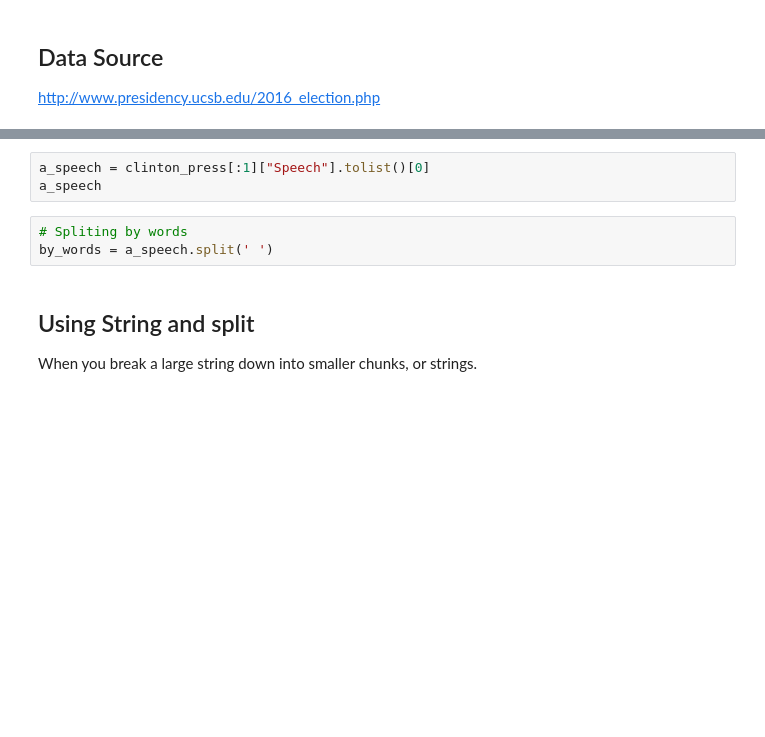
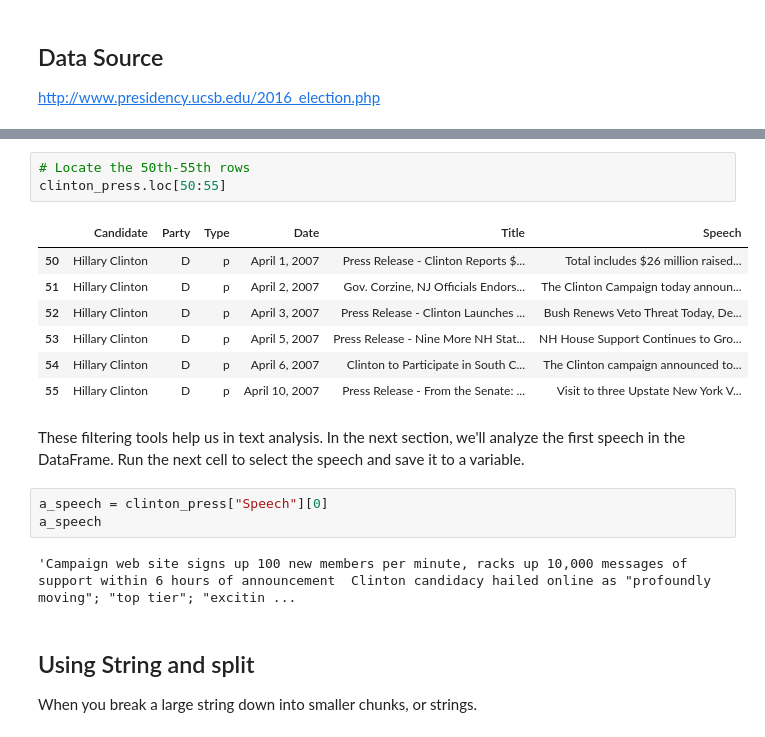
Before and after one commit to ds-modules/XRHETOR-R1A, a Jupyter notebook: 01 - Data Science in xRhetoric Intro/01 - Data Science in xRhetoric Intro.ipynb, the cells around one changed output, grey strips where cells are left out. Drawn from its saved outputs; the diff is of its cells as text; blank space fills up the shorter version.

Commit message:
changed pd df section syntax consistent w day2"

```diff
--- a/01 - Data Science in xRhetoric Intro/01 - Data Science in xRhetoric Intro.ipynb
+++ b/01 - Data Science in xRhetoric Intro/01 - Data Science in xRhetoric Intro.ipynb
@@ -214,9 +247,21 @@ clinton_press[:1]["Speech"].tolist()[0]
+# %%
+# Locate the 50th-55th rows
+clinton_press.loc[50:55]
+# %% [output]
+|  | Candidate | Party | Type | Date | Title | Speech |
+| 50 | Hillary Clinton | D | p | April 1, 2007 | Press Release - Clinton Reports $... | Total includes $26 million raised... |
+| 51 | Hillary Clinton | D | p | April 2, 2007 | Gov. Corzine, NJ Officials Endors... | The Clinton Campaign today announ... |
+| 52 | Hillary Clinton | D | p | April 3, 2007 | Press Release - Clinton Launches ... | Bush Renews Veto Threat Today, De... |
+| 53 | Hillary Clinton | D | p | April 5, 2007 | Press Release - Nine More NH Stat... | NH House Support Continues to Gro... |
+| 54 | Hillary Clinton | D | p | April 6, 2007 | Clinton to Participate in South C... | The Clinton campaign announced to... |
+| 55 | Hillary Clinton | D | p | April 10, 2007 | Press Release - From the Senate: ... | Visit to three Upstate New York V... |
+# %% [markdown]
+These filtering tools help us in text analysis. In the next section, we'll analyze the first speech in the DataFrame. Run the next cell to select the speech and save it to a variable.
 # %%
-a_speech = clinton_press[:1]["Speech"].tolist()[0]
+a_speech = clinton_press["Speech"][0]
 a_speech
+# %% [output]
+'Campaign web site signs up 100 new members per minute, racks up 10,000 messages of support within 6 hours of announcement  Clinton candidacy hailed online as "profoundly moving"; "top tier"; "excitin ...
-# %%
-# Spliting by words
-by_words = a_speech.split(' ')
 # %% [markdown]
 ## Using String and split
 
```
Also changed, not shown: parts of 20 cells of this notebook.
